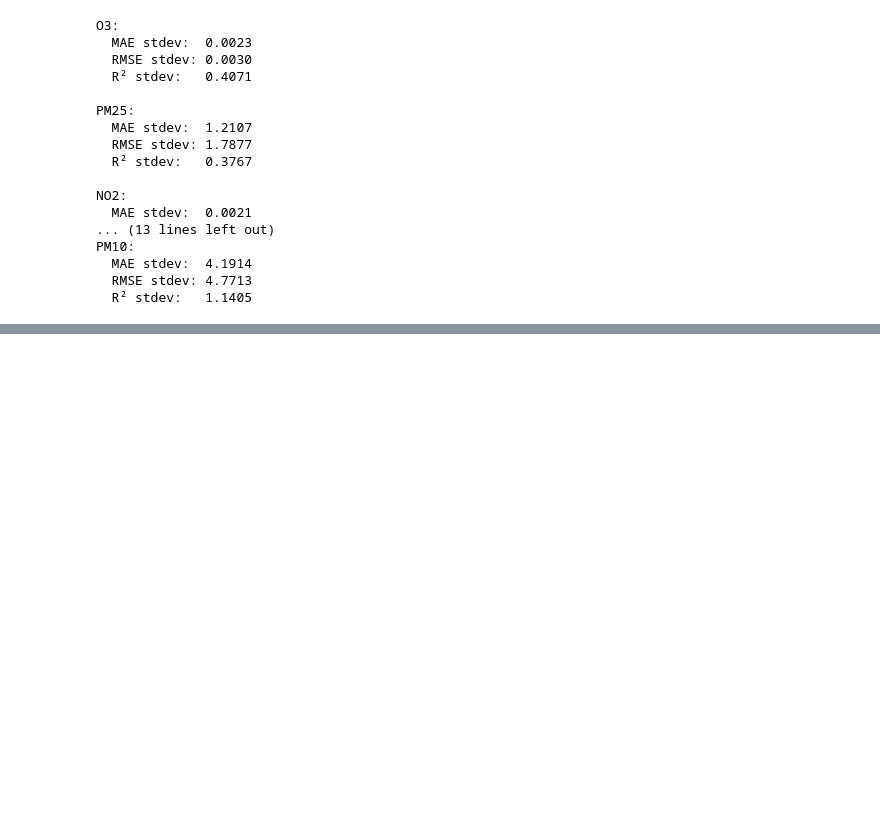
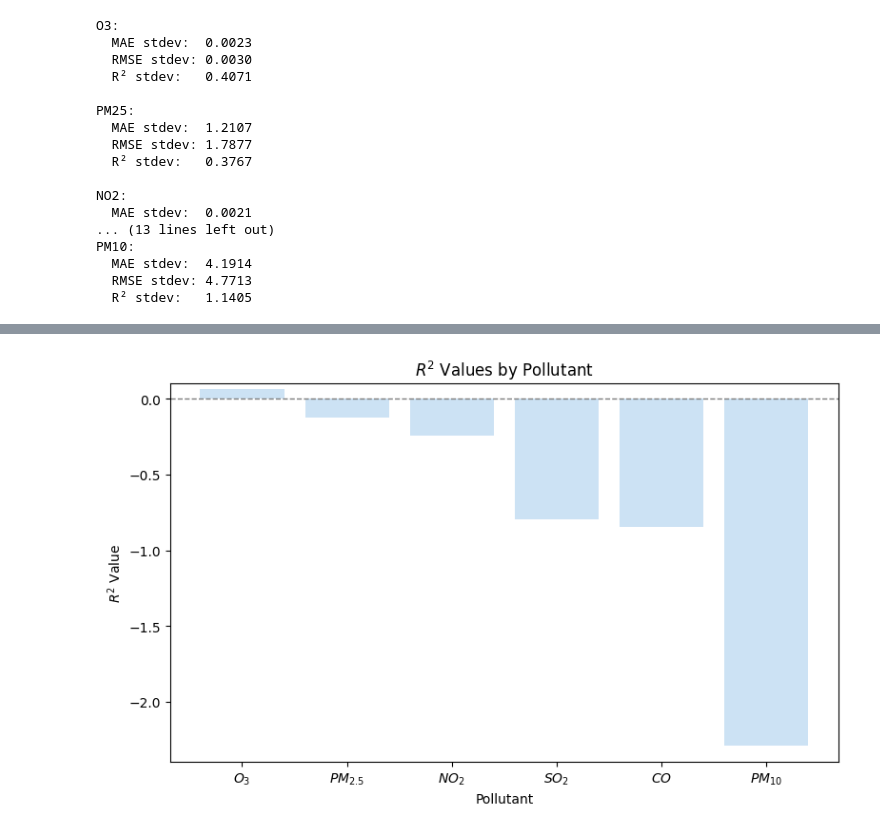
Before and after one commit to bgruzs/air-quality-prediction, a Jupyter notebook: notebooks/interpolation.ipynb, the cells around one changed output, grey strips where cells are left out. Cells and saved outputs as stored; diff of their text form; code cells hidden in the pictures; blank space fills up the shorter version.

```diff
--- a/notebooks/interpolation.ipynb
+++ b/notebooks/interpolation.ipynb
@@ -289,0 +314,22 @@ To complete the analysis of our results,
+# %%
+# Create lists of the pollutants and their respective R^2 values
+pollutants = [r'$O_3$', r'$PM_{2.5}$', r'$NO_2$', r'$SO_2$', r'$CO$', r'$PM_{10}$']
+r2_vals = [0.0648, -0.1222, -0.2428, -0.7972, -0.8478, -2.2939]
+
+# Plot with a line at y=0
+plt.figure(figsize=(8, 5))
+bars = plt.bar(pollutants, r2_vals, color='#CCE2F4')
+plt.axhline(y=0, color='gray', linestyle='--', linewidth=1)
+
+# Add LaTeX-style title and axis labels
+plt.title(r'$R^2$ Values by Pollutant')
+plt.ylabel(r'$R^2$ Value')
+plt.xlabel('Pollutant')
+
+# Format the chart and show it
+plt.ylim(-2.4, 0.1)
+plt.tight_layout()
+#plt.savefig('r2_bar_chart.png', dpi=300, bbox_inches='tight')
+plt.show()
+# %% [output]
+[figure, added]
```
Also changed, not shown: parts of 1 cell of this notebook, 1 other file.
